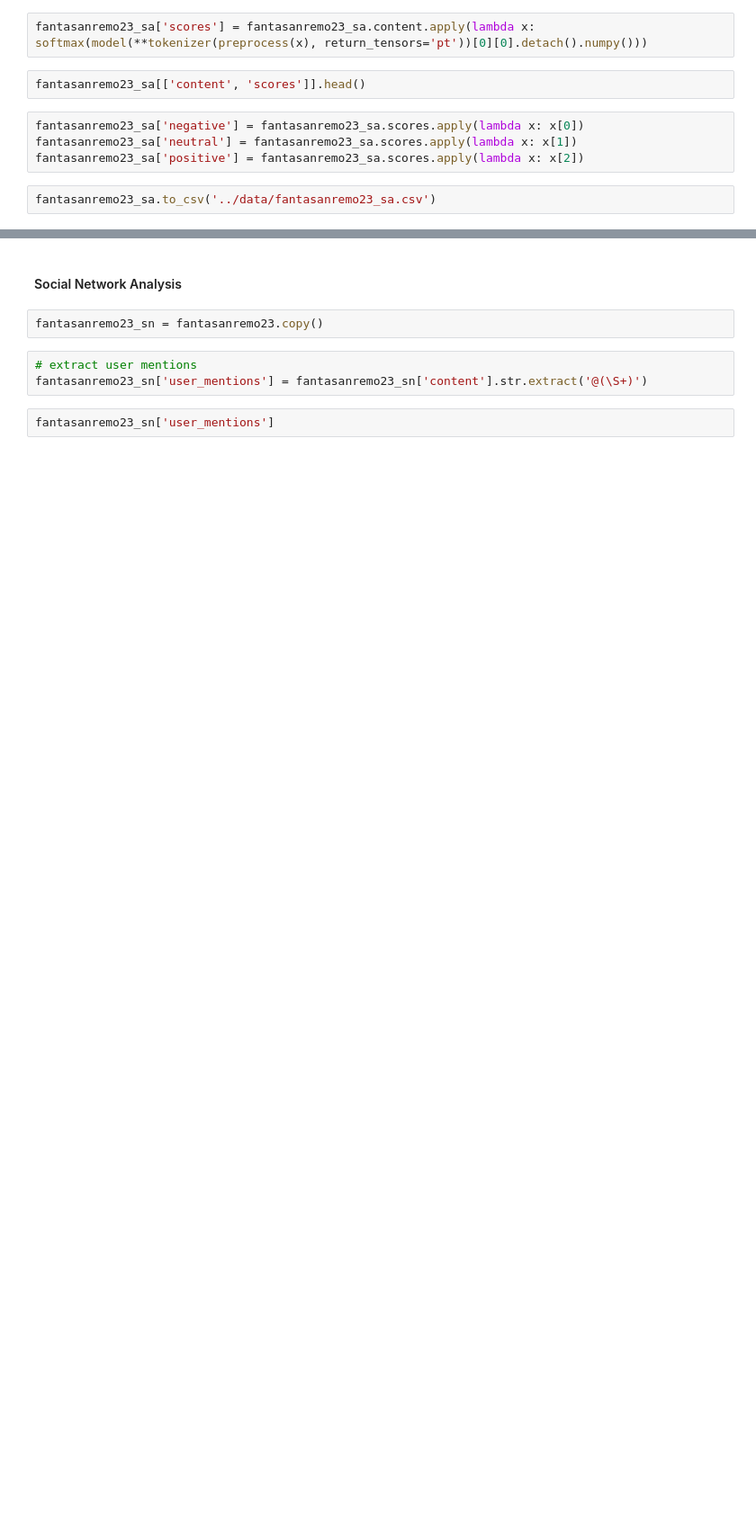
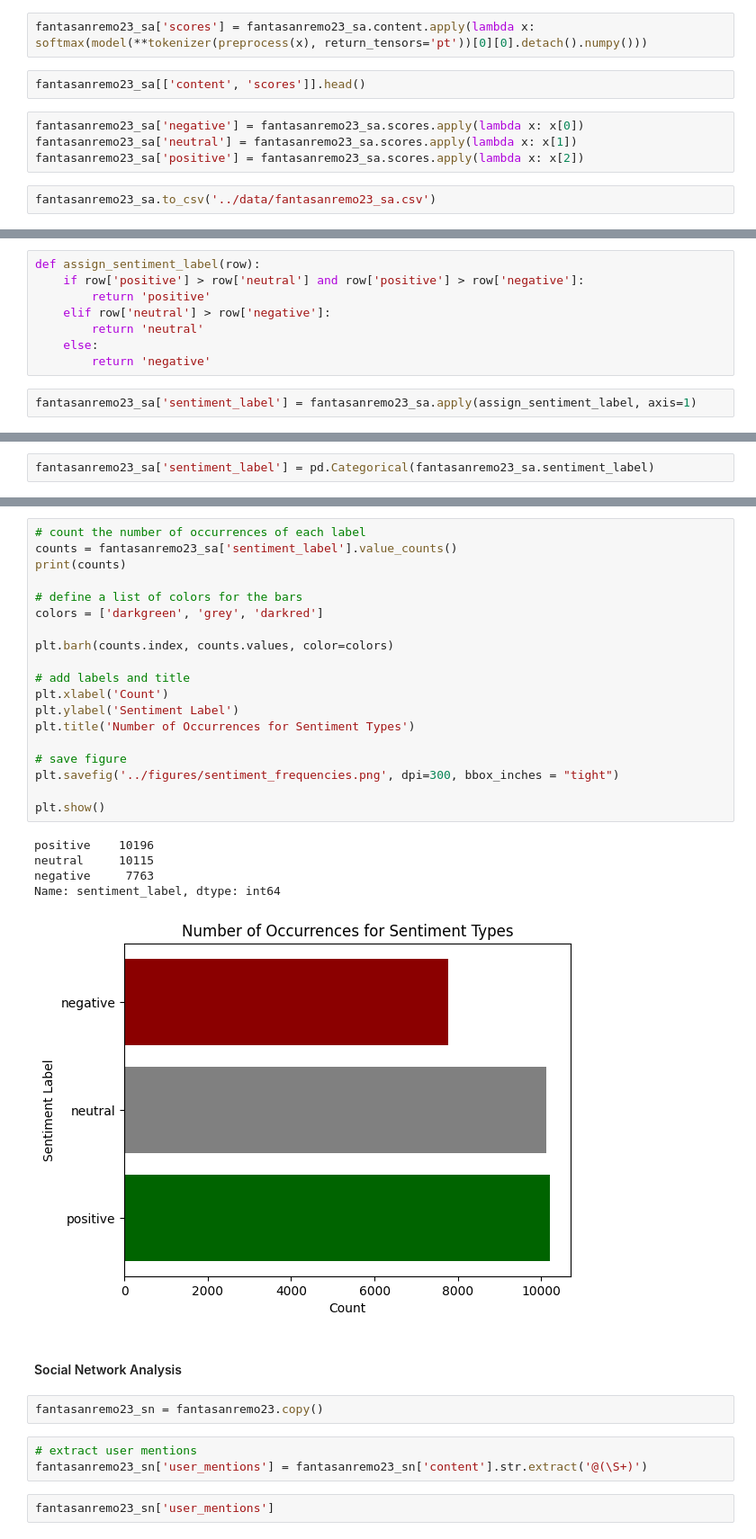
Before and after one commit to fabriziocominetti/sanremo, a Jupyter notebook: notebooks/fantasanremo.ipynb, the cells around one changed output, grey strips where cells are left out. Shown at 90% size. Drawn from its saved outputs; the diff is of its cells as text; blank space fills up the shorter version.

```diff
--- a/notebooks/fantasanremo.ipynb
+++ b/notebooks/fantasanremo.ipynb
@@ -363,0 +531,10 @@ fantasanremo23_sa.to_csv('../data/fantasanremo23_sa.csv')
+# %%
+def assign_sentiment_label(row):
+    if row['positive'] > row['neutral'] and row['positive'] > row['negative']:
+        return 'positive'
+    elif row['neutral'] > row['negative']:
+        return 'neutral'
+    else:
+        return 'negative'
+# %%
+fantasanremo23_sa['sentiment_label'] = fantasanremo23_sa.apply(assign_sentiment_label, axis=1)
@@ -363,0 +550,2 @@ fantasanremo23_sa.to_csv('../data/fantasanremo23_sa.csv')
+# %%
+fantasanremo23_sa['sentiment_label'] = pd.Categorical(fantasanremo23_sa.sentiment_label)
@@ -364,3 +568,28 @@ fantasanremo23_sa.to_csv('../data/fantasanremo23_sa.csv')
+# %%
+# count the number of occurrences of each label
+counts = fantasanremo23_sa['sentiment_label'].value_counts()
+print(counts)
+
+# define a list of colors for the bars
+colors = ['darkgreen', 'grey', 'darkred']
+
+plt.barh(counts.index, counts.values, color=colors)
+
+# add labels and title
+plt.xlabel('Count')
+plt.ylabel('Sentiment Label')
+plt.title('Number of Occurrences for Sentiment Types')
+
+# save figure
+plt.savefig('../figures/sentiment_frequencies.png', dpi=300, bbox_inches = "tight")
+
+plt.show()
+# %% [output]
+positive    10196
+neutral     10115
+negative     7763
+Name: sentiment_label, dtype: int64
+[figure, added]
 # %% [markdown]
 #### Social Network Analysis
 # %%
```
Also changed, not shown: parts of 35 cells of this notebook, 5 other files.
